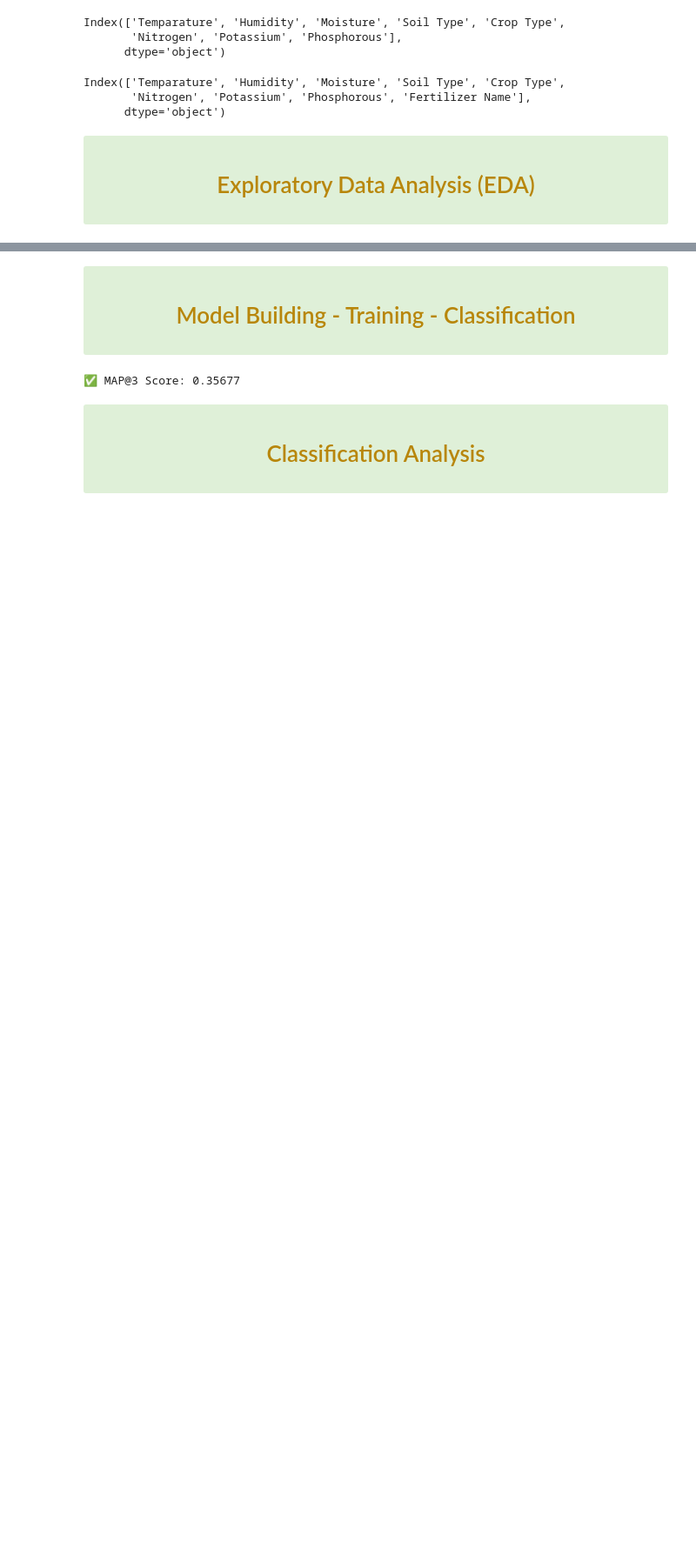
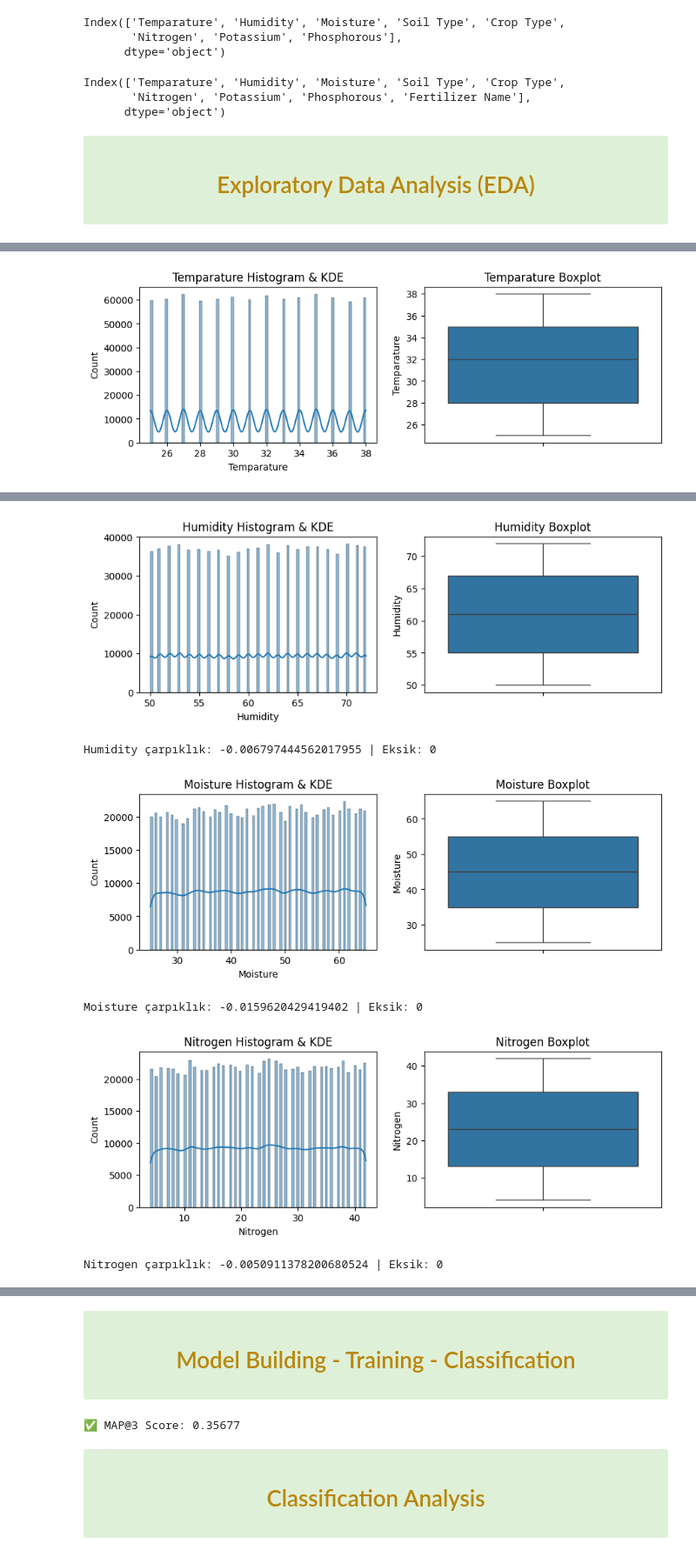
Before and after one commit to Muhammed-Mustafa-Dastan/Kaggle_Competition, a Jupyter notebook: Predicting Optimal Fertilizers/XGBoost_model_pro_02/main_v4.ipynb, the cells around one changed output, grey strips where cells are left out. Shown at 87% size. Drawn from its saved outputs; the diff is of its cells as text; code cells hidden in the pictures; blank space fills up the shorter version.

```diff
--- a/Predicting Optimal Fertilizers/XGBoost_model_pro_02/main_v4.ipynb
+++ b/Predicting Optimal Fertilizers/XGBoost_model_pro_02/main_v4.ipynb
@@ -162,12 +194,13 @@ print(df_train['Fertilizer'].value_counts(normalize=True))
 # %%
 # 4. Sayısal özelliklerin dağılımları (histogram + KDE + boxplot)
-num_cols = ['Temperature', 'Humidity', 'Moisture', 'Nitrogen', 'Phosphorus', 'Potassium']
+num_cols = ['Temparature', 'Humidity', 'Moisture', 'Nitrogen', 'Phosphorous', 'Potassium']
 for col in num_cols:
     fig, axes = plt.subplots(1, 2, figsize=(10, 3))
     sns.histplot(df_train[col], kde=True, ax=axes[0])
     axes[0].set_title(f'{col} Histogram & KDE')
     sns.boxplot(y=df_train[col], ax=axes[1])
     axes[1].set_title(f'{col} Boxplot')
     plt.show()
     print(f'{col} çarpıklık:', df_train[col].skew(), '| Eksik:', df_train[col].isnull().sum())
 # %% [output]
+[figure, added]
@@ -190,0 +208,6 @@ Successfully installed dython-0.7.9 setuptools-80.9.0
+[figure, added]
+Humidity çarpıklık: -0.006797444562017955 | Eksik: 0
+[figure, added]
+Moisture çarpıklık: -0.0159620429419402 | Eksik: 0
+[figure, added]
+Nitrogen çarpıklık: -0.0050911378200680524 | Eksik: 0
```
Also changed, not shown: parts of 16 cells of this notebook, 1 other file.
